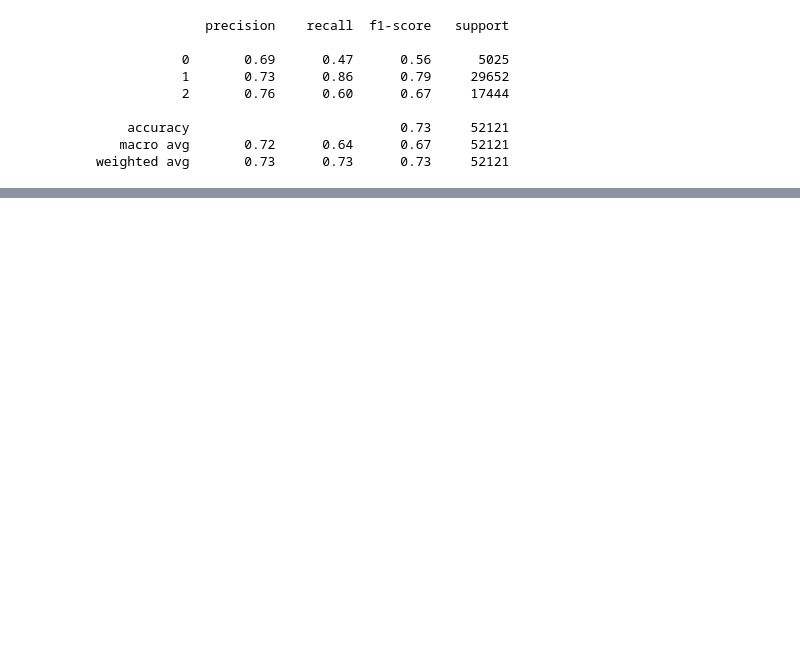
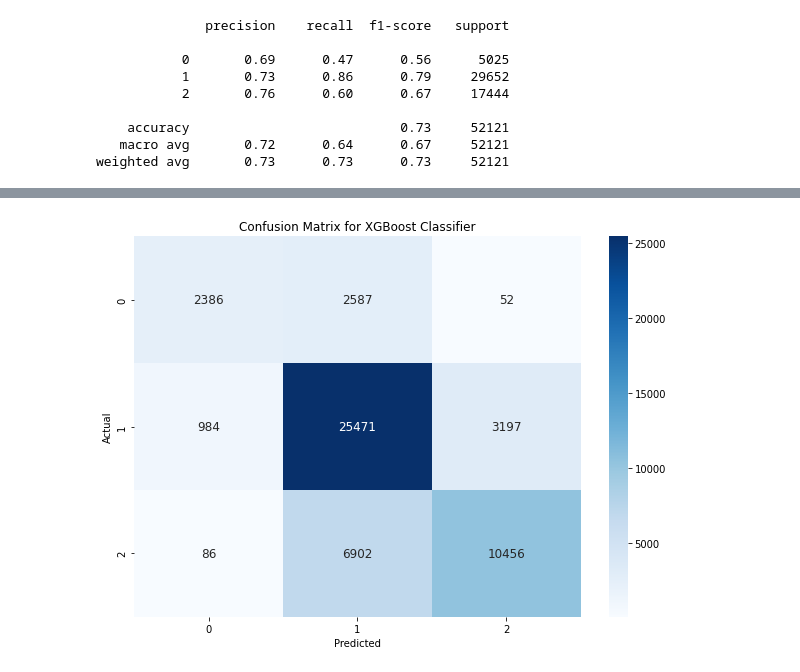
Before and after one commit to ReiannaLiu/Modeling-Earthquake-Damage, a Jupyter notebook: Modeling/XGBoost_modeling.ipynb, the cells around one changed output, grey strips where cells are left out. Cells and saved outputs as stored; diff of their text form; code cells hidden in the pictures; blank space fills up the shorter version.

```diff
--- a/Modeling/XGBoost_modeling.ipynb
+++ b/Modeling/XGBoost_modeling.ipynb
@@ -60,0 +55,23 @@ KeyboardInterrupt:
+# %%
+def objective(trial):
+
+    params = {
+    "objective": "multi:softmax",
+    "num_class": 3,
+    "n_estimators": 200,
+    "verbosity": 0,
+    "learning_rate": trial.suggest_float("learning_rate", 1e-3, 0.1, log=True),
+    "max_depth": trial.suggest_int("max_depth", 1, 10),
+    "subsample": trial.suggest_float("subsample", 0.05, 1.0),
+    "colsample_bytree": trial.suggest_float("colsample_bytree", 0.05, 1.0),
+    "min_child_weight": trial.suggest_int("min_child_weight", 1, 20),
+
+    "njobs": -1
+}
+    model = XGBClassifier(**params)
+    model.fit(X_train, y_train)
+    return cross_val_score(model, X_train, y_train, cv=3, scoring='f1_weighted').mean()
+
+
+study = optuna.create_study(direction='maximize')
+study.optimize(objective, n_trials=30)
@@ -60,0 +96,5 @@ KeyboardInterrupt:
+# %%
+trial = study.best_trial
+params = trial.params
+
+params
@@ -60,0 +107,6 @@ KeyboardInterrupt:
+# %%
+xgb = XGBClassifier(**params)
+xgb.fit(X_train, y_train)
+pred = xgb.predict(X_test)
+
+print(classification_report(y_test, pred))
@@ -60,0 +126,13 @@ KeyboardInterrupt:
+# %%
+# visualize the confusion matrix with annotations
+
+data = confusion_matrix(y_test, pred)
+cm = pd.DataFrame(data, columns=np.unique(y_test), index = np.unique(y_test))
+cm.index.name = 'Actual'
+cm.columns.name = 'Predicted'
+plt.figure(figsize = (10,7))
+sns.heatmap(cm, annot=True, fmt="d", annot_kws={"size": 12}, cmap='Blues')
+plt.title("Confusion Matrix for XGBoost Classifier")
+plt.show()
+# %% [output]
+[figure, added]
```
Also changed, not shown: parts of 7 cells of this notebook, 1 other file.
